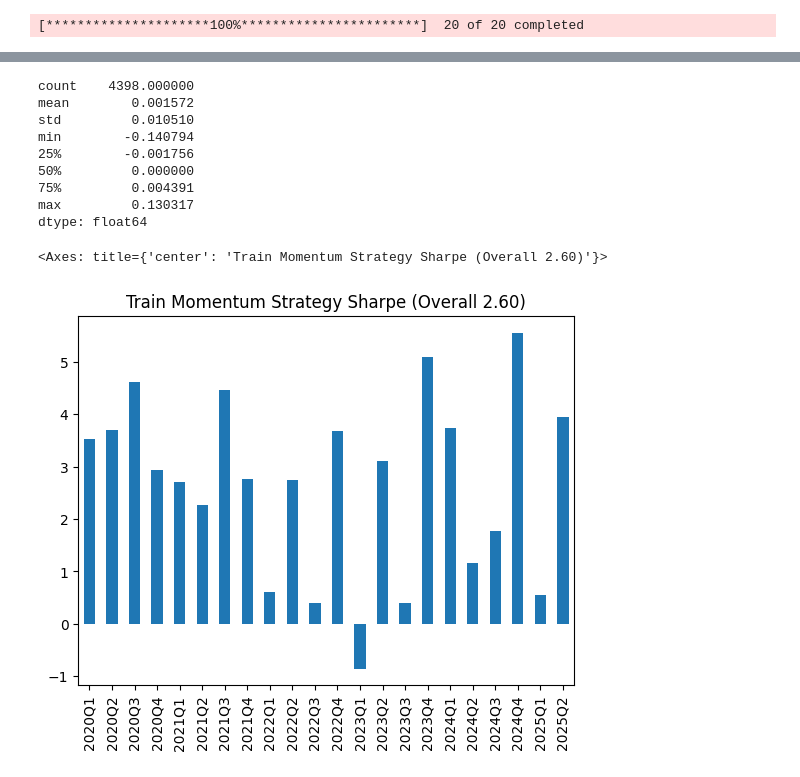
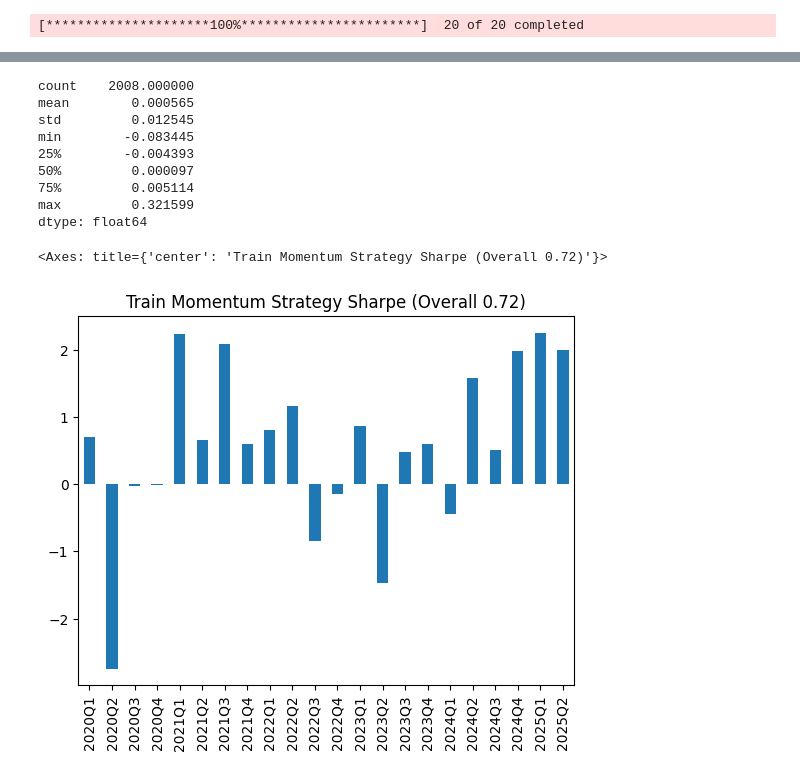
Before and after one commit to JibrilAbdi144/quant-research-project, a Jupyter notebook: notebooks/test21.ipynb, the cells around one changed output, grey strips where cells are left out. Cells and saved outputs as stored; diff of their text form; code cells hidden in the pictures.

Commit message:
Fixed look-ahead bias issue; reverted signal

```diff
--- a/notebooks/test21.ipynb
+++ b/notebooks/test21.ipynb
@@ -110,11 +106,9 @@ def Regression(ticker="BTC-USD"):
     Y = featureY(ticker).dropna()
 
     common_index = X.index.intersection(Y.index)
-    regression_model = RollingOLS(Y.loc[common_index], sm.add_constant(X.loc[common_index]), window=90).fit()
+    regression_model = RollingOLS(Y.loc[common_index], sm.add_constant(X.loc[common_index]), window=360).fit()
     return regression_model
 
 regression_parameters = {
-    ticker: Regression(ticker).params.shift().dropna() for ticker in ticker_universe
+    ticker: Regression(ticker).params.shift(weight_lag).dropna() for ticker in ticker_universe
 }
-# %%
-((sm.add_constant(featureX("SOL-USD")) * regression_parameters["SOL-USD"]).sum(axis=1)).dropna()
@@ -137,13 +117,13 @@ def momentumWeights(DATE_RANGE=TRAIN):
     signal = pd.DataFrame({
         ticker: (sm.add_constant(featureX(ticker)) * regression_parameters[ticker]).sum(axis=1) for ticker in ticker_universe
     })
-    ranked = signal.rank(axis=1)
+    ranked = (-signal).rank(axis=1)
     demeaned =  ranked.sub(ranked.mean(axis=1), axis=0)
     weights = demeaned.div(demeaned.abs().sum(axis=1), axis=0)
     lagged_weights = weights.iloc[::weight_lag].reindex(weights.index, method="ffill")
     return lagged_weights
 
 momentum_weights = momentumWeights()
-momentum_weights.dropna()
+momentum_weights.dropna().loc[TRAIN]
 # %% [output]
 |  | BTC-USD | ETH-USD | BNB-USD | XRP-USD | SOL-USD | TRX-USD | ZEC-USD | DOGE-USD | XMR-USD | LINK-USD | ADA-USD | ... |
@@ -164,23 +143,23 @@ momentum_weights.dropna()
 def netMomentum(momentum_weights):
     return (momentum_weights * daily_returns).subtract((momentum_weights - momentum_weights.shift()).abs() * 0.002, fill_value=0).sum(axis=1)
 
-net_momentum = netMomentum(momentum_weights)
-net_momentum.describe()
+train_net_momentum = netMomentum(momentum_weights)[TRAIN]
+train_net_momentum.describe()
 # %% [output]
-count    4398.000000
-mean        0.001572
-std         0.010510
-min        -0.140794
-25%        -0.001756
-50%         0.000000
-75%         0.004391
-max         0.130317
+count    2008.000000
+mean        0.000565
+std         0.012545
+min        -0.083445
+25%        -0.004393
+50%         0.000097
+75%         0.005114
+max         0.321599
 dtype: float64
 # %%
 def sharpeRatio(x):
     return x.mean() / x.std() * np.sqrt(252)
 # %%
-net_momentum[TRAIN].resample("QE").apply(sharpeRatio).to_period("Q").plot(kind="bar", title=f"Train Momentum Strategy Sharpe (Overall {sharpeRatio(net_momentum[TRAIN]):.2f})")
+train_net_momentum[TRAIN].resample("QE").apply(sharpeRatio).to_period("Q").plot(kind="bar", title=f"Train Momentum Strategy Sharpe (Overall {sharpeRatio(train_net_momentum[TRAIN]):.2f})")
 # %% [output]
-<Axes: title={'center': 'Train Momentum Strategy Sharpe (Overall 2.60)'}>
+<Axes: title={'center': 'Train Momentum Strategy Sharpe (Overall 0.72)'}>
-[figure, old version]
+[figure, new version]
```
Also changed, not shown: parts of 10 cells of this notebook.
